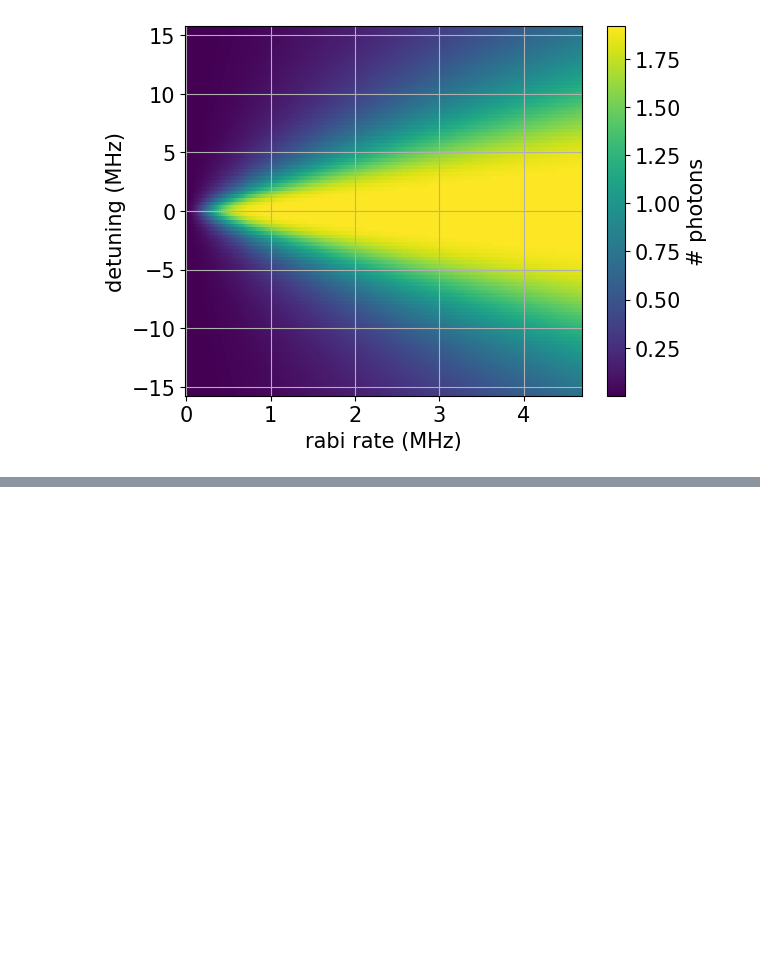
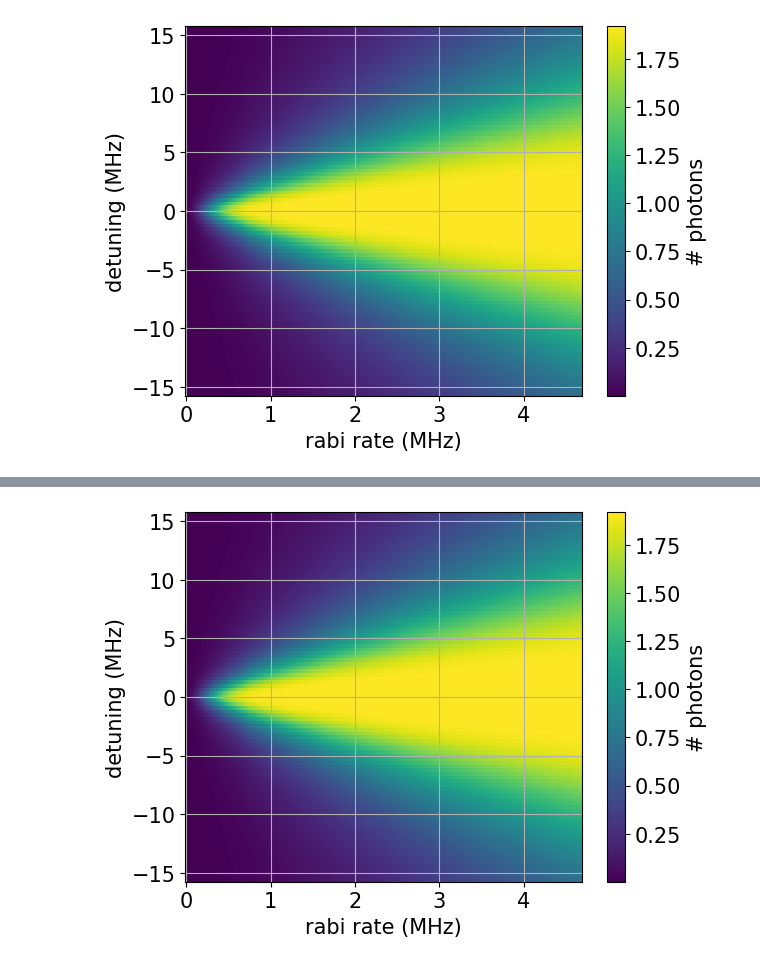
Before and after one commit to ograsdijk/CeNTREX-TlF-julia-extension, a Jupyter notebook: examples/R0 F1 3_2 F 2 sanity check.ipynb, the cells around one changed output, grey strips where cells are left out. Saved outputs shown, nothing was run; the diff lists cells and outputs as text; code cells hidden in the pictures; blank space fills up the shorter version.

```diff
--- a/examples/R0 F1 3_2 F 2 sanity check.ipynb
+++ b/examples/R0 F1 3_2 F 2 sanity check.ipynb
@@ -236,0 +313,19 @@ ax.grid()
+# %%
+output_func = lindblad_julia.setup_state_integral_calculation(
+    [6, 7, 8, 9, 10], nphotons=True
+)
+ens_prob = lindblad_julia.OBEEnsembleProblem(
+    problem,
+    parameters=["Ω0", "δ0"],
+    scan_values=[
+        np.linspace(1e-3, 3, 201) * 2 * np.pi * 1.56e6,
+        np.linspace(-10, 10, 101) * 2 * np.pi * 1.56e6,
+    ],
+    output_func=output_func,
+)
+
+lindblad_julia.setup_problem_parameter_scan(ens_prob)
+
+ens_config = lindblad_julia.OBEEnsembleProblemConfig(
+    saveat=1e-7, reltol=1e-4, abstol=1e-7, save_everystep=True, callback=None
+)
@@ -236,0 +334,16 @@ ax.grid()
+# %%
+scan_res = lindblad_julia.get_results_parameter_scan(ens_prob, ens_config)
+# %%
+fig, ax = plt.subplots()
+pmesh = ax.pcolormesh(
+    *np.array(scan_res.scan_values) / (2 * np.pi * 1e6), scan_res.results
+)
+
+fig.colorbar(pmesh, label="# photons")
+
+ax.set_xlabel("rabi rate (MHz)")
+ax.set_ylabel("detuning (MHz)")
+
+ax.grid()
+# %% [output]
+[figure, added]
```
Also changed, not shown: parts of 12 cells of this notebook, 2 other files.
